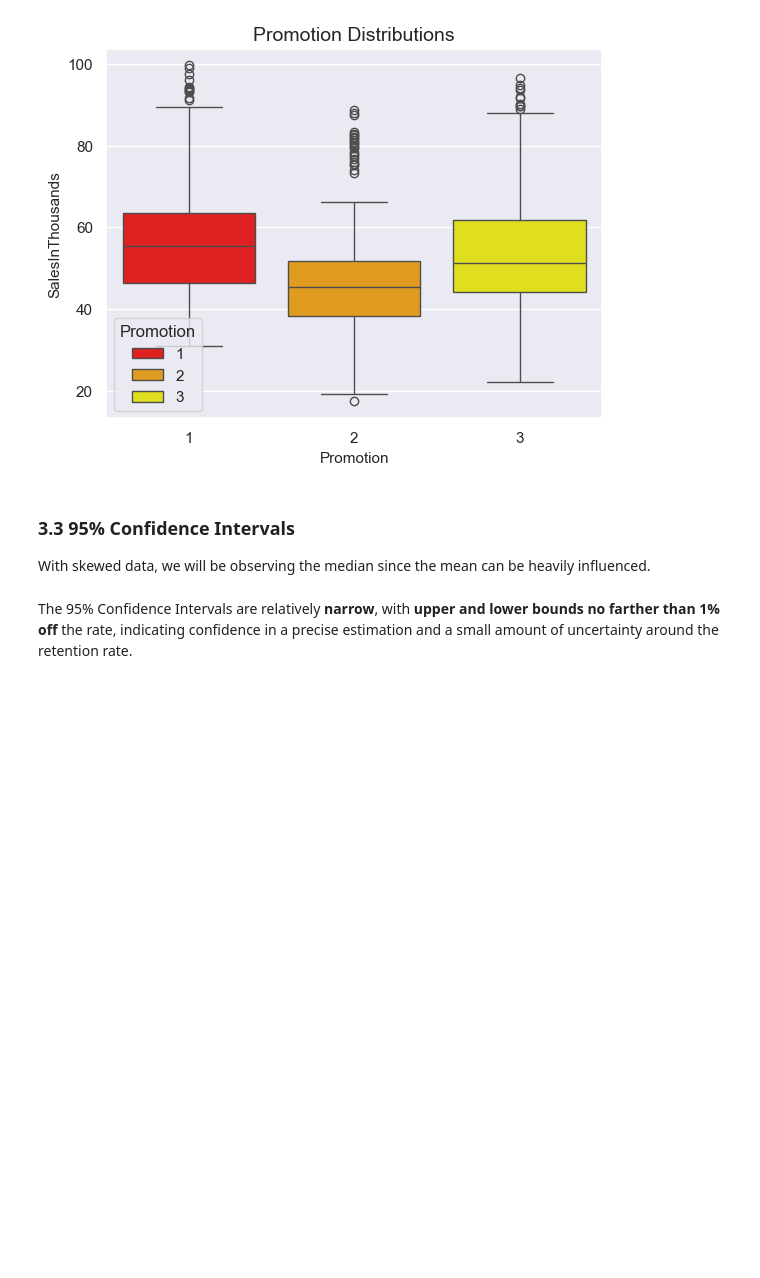
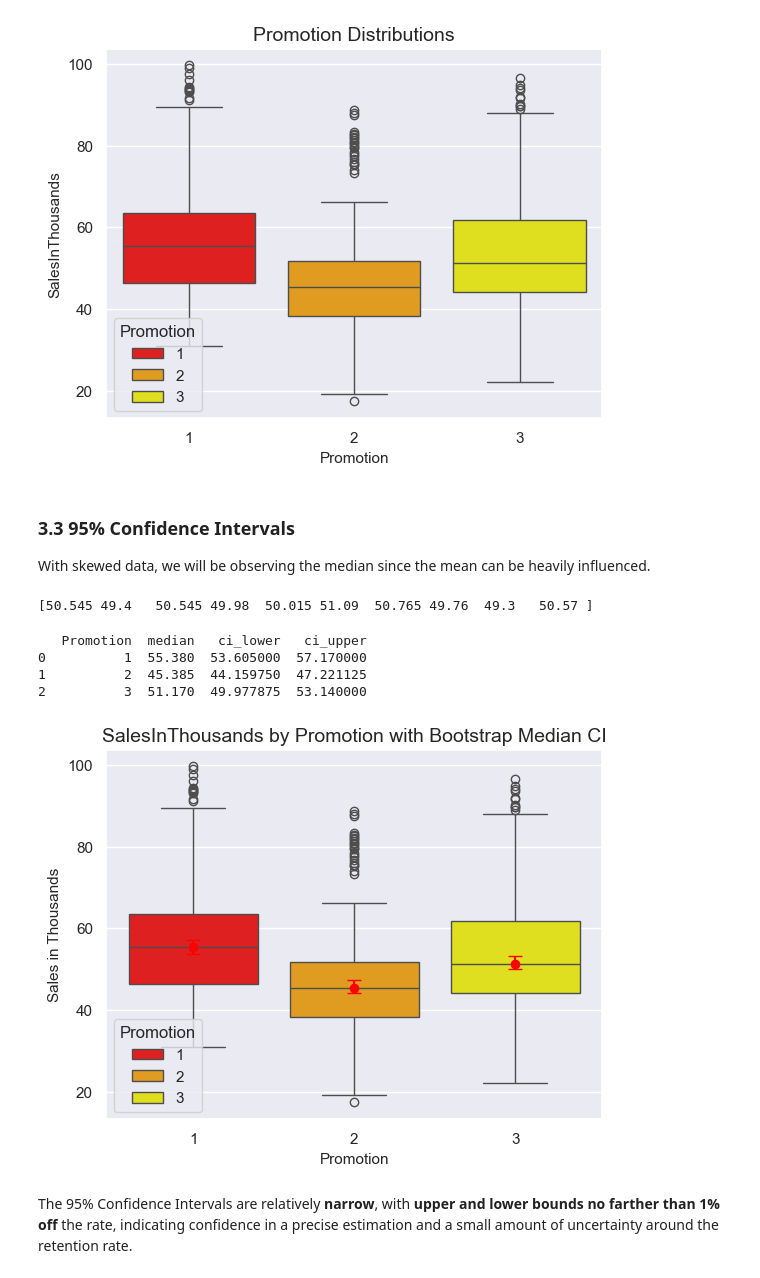
Before and after one commit to giddygarcia/ab-testing, a Jupyter notebook: fast-food.ipynb, the cells around one changed output. Drawn from its saved outputs; the diff is of its cells as text; code cells hidden in the pictures; blank space fills up the shorter version.

Commit message:
Draft CI bootstrapping methods

```diff
--- a/fast-food.ipynb
+++ b/fast-food.ipynb
@@ -424,0 +428,6 @@ df_conditions.head()
+# %%
+bstrap_medians = bootstrap_median(df, 'SalesInThousands', 1000)
+
+print(bstrap_medians[:10])
+# %% [output]
+[50.545 49.4   50.545 49.98  50.015 51.09  50.765 49.76  49.3   50.57 ]
@@ -425,3 +440,70 @@ df_conditions.head()
+# %%
+grouped = df.groupby('Promotion')
+
+# Compute bootstrap medians and 95% CIs
+df_ci = grouped.apply(
+    lambda g: pd.Series(
+        np.percentile(
+            bootstrap_median_fast(g, label='SalesInThousands', replications=replications),
+            [100 * (alpha/2), 100 * (1 - alpha/2)]
+        ),
+        index=['ci_lower', 'ci_upper']
+    )
+).reset_index()
+
+print(df_ci)
+# %% [output]
+   Promotion  median   ci_lower   ci_upper
+0          1  55.380  53.605000  57.170000
+1          2  45.385  44.159750  47.221125
+2          3  51.170  49.977875  53.140000
+# %%
+replications = 1000
+alpha = 0.05
+
+# Prepare a list to store results
+results = []
+
+# Loop over each group
+for group_name, group_df in df.groupby('Promotion'):
+    # Bootstrap medians for this group
+    bstrap_medians = bootstrap_median(group_df, 'SalesInThousands', replications)
+
+    # Compute point estimate and 95% CI
+    median = np.median(bstrap_medians)
+    ci_lower, ci_upper = np.percentile(bstrap_medians, [100 * (alpha/2), 100 * (1 - alpha/2)])
+
+    # Append results
+    results.append({
+        'Promotion': group_name,
+        'median': median,
+        'ci_lower': ci_lower,
+        'ci_upper': ci_upper
+    })
+
+# Convert to DataFrame
+df_ci = pd.DataFrame(results)
+print(df_ci)
+# %%
+df_medians = df.groupby('Promotion')['SalesInThousands'].median().reset_index()
+df_ci['median'] = df_medians['SalesInThousands']
+sns.boxplot(df, x='Promotion', hue='Promotion', y='SalesInThousands', palette=trio_palette)
+
+for i, row in df_ci.iterrows():
+    x = i
+    median = row['median']
+    lower = row['ci_lower']
+    upper = row['ci_upper']
+
+    yerr = [[median - lower], [upper - median]]
+    plt.errorbar(x, median, yerr=yerr, fmt='o', color='red', capsize=5)
+
+plt.title('SalesInThousands by Promotion with Bootstrap Median CI')
+plt.ylabel('Sales in Thousands')
+plt.xlabel('Promotion')
+plt.show()
+# %% [output]
+[figure, added]
 # %% [markdown]
 The 95% Confidence Intervals are relatively **narrow**, with **upper and lower bounds no farther than 1% off** the rate, indicating confidence in a precise estimation and a small amount of uncertainty around the retention rate.
 # %% [markdown]
```
Also changed, not shown: parts of 3 cells of this notebook.
